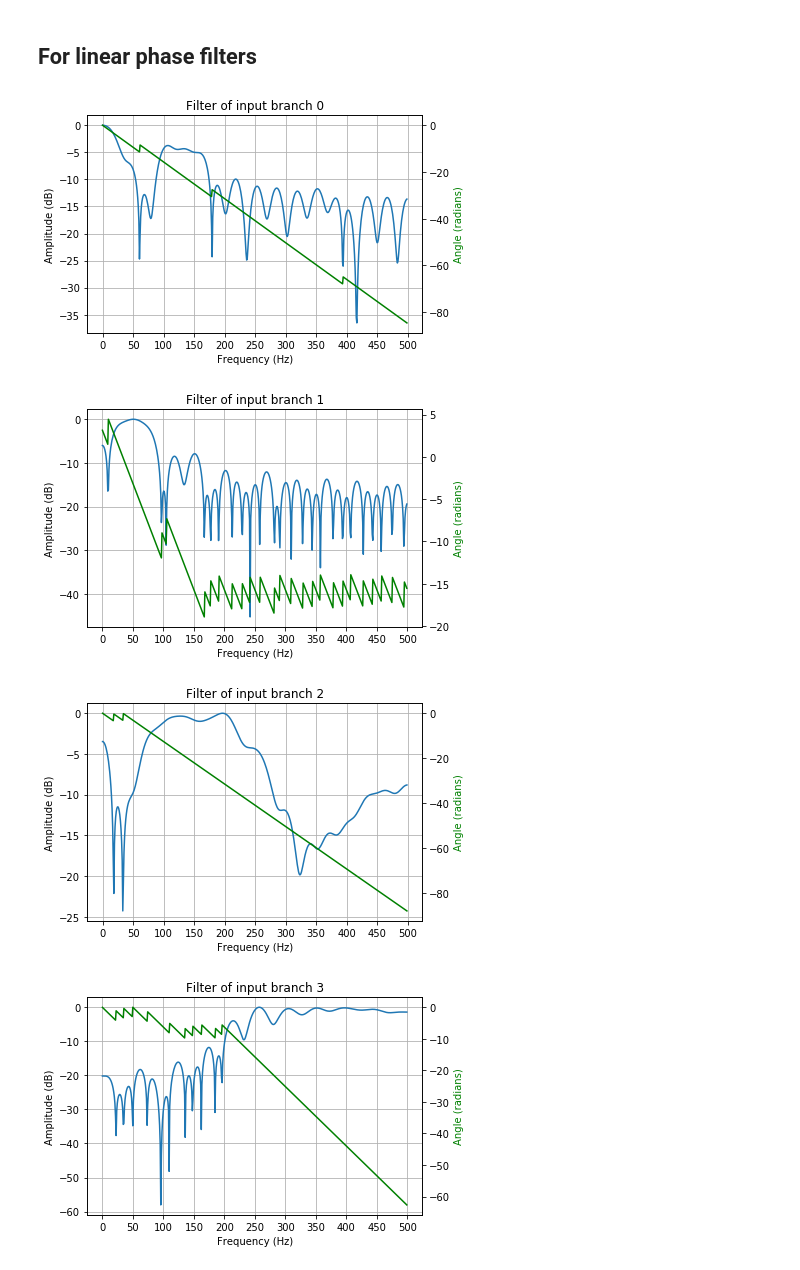
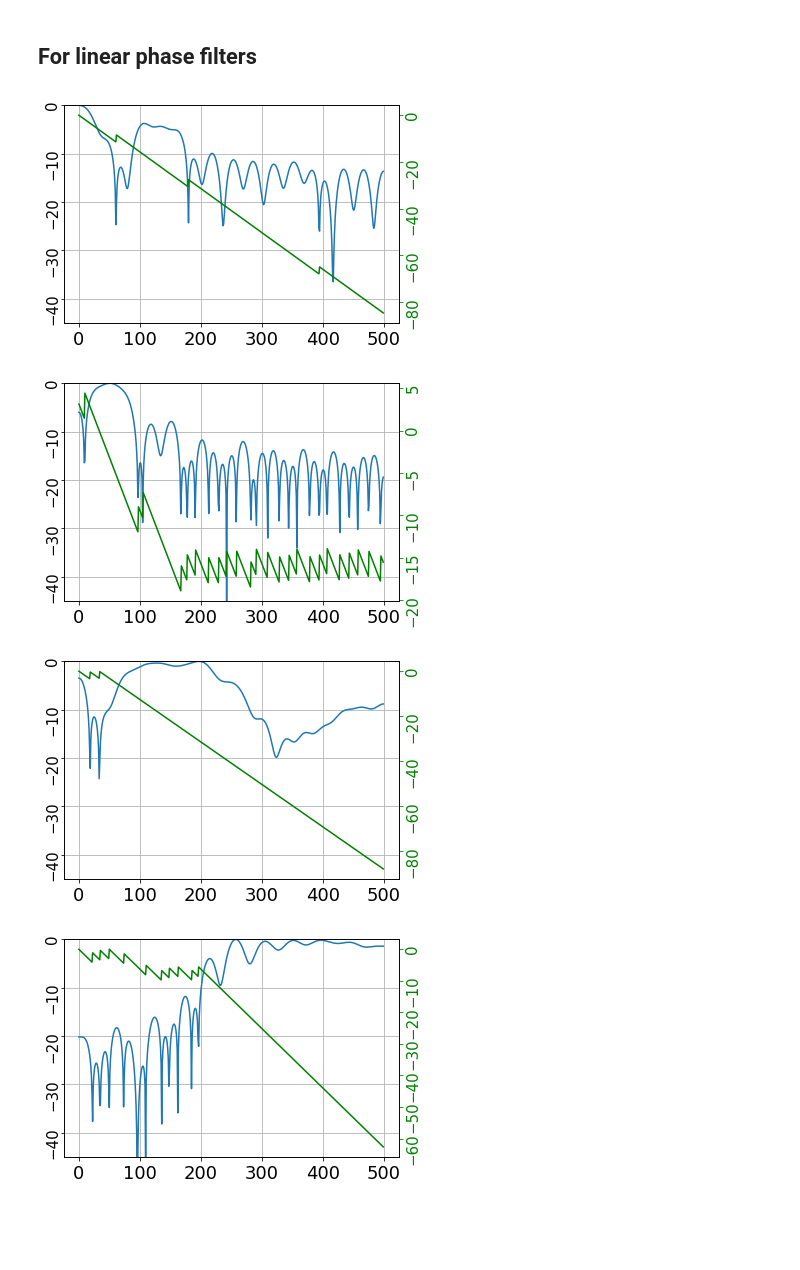
Before and after one commit to AhmedImtiazPrio/heartnet, a Jupyter notebook: codes/scipy impulse response test.ipynb, the cells around one changed output. Saved outputs shown, nothing was run; the diff lists cells and outputs as text; code cells hidden in the pictures; blank space fills up the shorter version.

```diff
--- a/codes/scipy impulse response test.ipynb
+++ b/codes/scipy impulse response test.ipynb
@@ -45,7 +47,9 @@ fs = 2000
 # %%
 # create heartnet with load path specified
 
-model = heartnet(activation_function,bn_momentum,bias,dropout_rate,dropout_rate_dense,eps,kernel_size,l2_reg,l2_reg_dense,load_path,lr,lr_decay,maxnorm,padding,random_seed,subsam)
+model = heartnet(load_path,activation_function, bn_momentum=0.99, bias=False, dropout_rate=0.5, dropout_rate_dense=0.0,
+             eps=1.1e-5, kernel_size=5, l2_reg=0.0, l2_reg_dense=0.0,lr=0.0012843784, lr_decay=0.0001132885, maxnorm=10000.,
+             padding='valid', random_seed=1, subsam=2, num_filt=(8, 4), num_dense=20,FIR_train=False)
 # model.summary()
 weights = model.get_weights()
 # %%
@@ -111,6 +133,20 @@ for i in range(4):
     weights_ = np.reshape(weights_,[31,1])
     weights_ = np.concatenate([np.hstack(np.flip(weights_[1:,:],0)),np.hstack(weights_)])
     plt.plot(weights_)
-    plt.title('Filter of input branch ' + np.str(input_))
+    plt.xlim(0,60)
+    plt.tick_params(
+        axis='x',          # changes apply to the x-axis
+        which='both',      # both major and minor ticks are affected
+        labelsize=18.,
+        bottom='off',      # ticks along the bottom edge are off
+        top='off',         # ticks along the top edge are off
+        labelbottom='off') # labels along the bottom edge are off
+    plt.tick_params(
+        axis='y',          # changes apply to the x-axis
+        which='both',      # both major and minor ticks are affected
+        left='off',      # ticks along the bottom edge are off
+        right='off',         # ticks along the top edge are off
+        labelleft='off') # labels along the bottom edge are off
+#     plt.title('Filter of input branch ' + np.str(input_))
     plt.show()
 # %% [output]
@@ -123,31 +159,57 @@ for i in range(4):
 # %%
 for i in range(4):
     fig = plt.figure()
     input_ = i # 0-3
     weights_ = np.hstack(weights[input_])
     weights_ = np.reshape(weights_,[31,1])
     weights_ = np.concatenate([np.hstack(np.flip(weights_[1:,:],0)),np.hstack(weights_)])
 
     ax1 = fig.add_subplot(111)
     w,freq_res=signal.freqz(weights_)
 
     plt.plot(w/np.pi*500,10*np.log10(abs(freq_res)/max(abs(freq_res))))
+    plt.tick_params(
+        axis='x',          # changes apply to the x-axis
+        which='both',      # both major and minor ticks are affected
+        labelsize=18.)
+#         bottom='off',      # ticks along the bottom edge are off
+#         top='off',         # ticks along the top edge are off
+#         labelbottom='off') # labels along the bottom edge are off
     plt.grid()
-    plt.xlabel('Frequency (Hz)')
-    plt.ylabel('Amplitude (dB)')
-    plt.xticks(range(0,501,50))
+#     plt.xlabel('Frequency (Hz)')
+#     plt.ylabel('Amplitude (dB)')
+
+    plt.xticks(range(0,501,100))
+    plt.xlim(0,501)
+    plt.ylim(-45,0)
+    plt.yticks([0,-10,-20,-30,-40])
+    plt.tick_params(
+        axis='y',          # changes apply to the x-axis
+        which='both',      # both major and minor ticks are affected
+        rotation=90,
+        pad=0,
+        labelsize=15.)
 
     angles = np.unwrap(np.angle(freq_res))
     ax2 = ax1.twinx()
     plt.plot(w/np.pi*500, angles, 'g')
-    plt.ylabel('Angle (radians)', color='g')
+#     plt.ylabel('Angle (radians)', color='g')
 #     plt.xscale('log')
-    plt.title('Filter of input branch ' + np.str(input_))
+#     plt.title('Filter of input branch ' + np.str(input_))
 #     plt.hold
+#     plt.ylim(0,20)
+    plt.tick_params(
+        axis='y',          # changes apply to the x-axis
+        which='both',      # both major and minor ticks are affected
+        labelsize=15.,
+        rotation=90,
+        colors='g')
+#     plt.ylabel('Angle (radians)', color='g')
+#     plt.yticks([0,5,-5,-10,-15])
     plt.axis('tight')
     plt.show()
 # %% [output]
-[figure, old version]
+[figure, new version]
-[figure, old version]
+[figure, new version]
-[figure, old version]
+[figure, new version]
-[figure, old version]
+[figure, new version]
```
Also changed, not shown: parts of 6 cells of this notebook, 2 other files.
